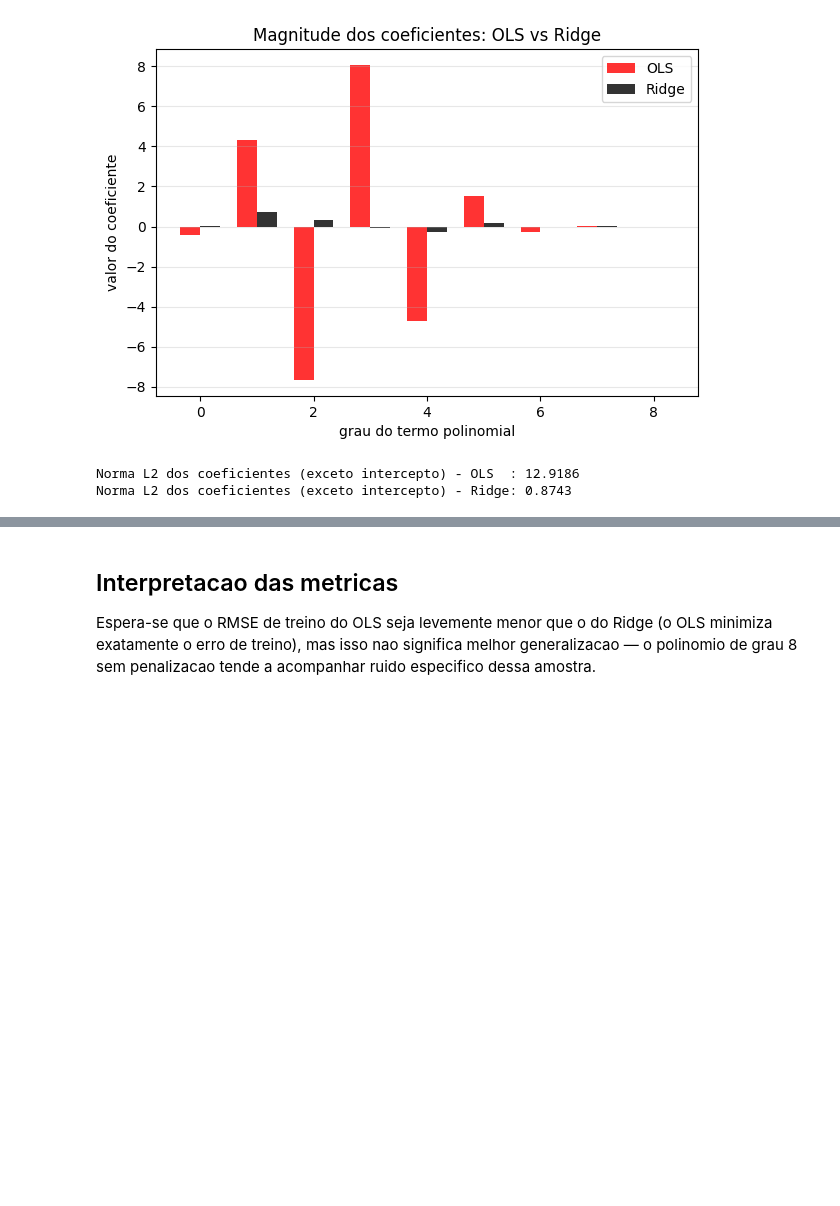
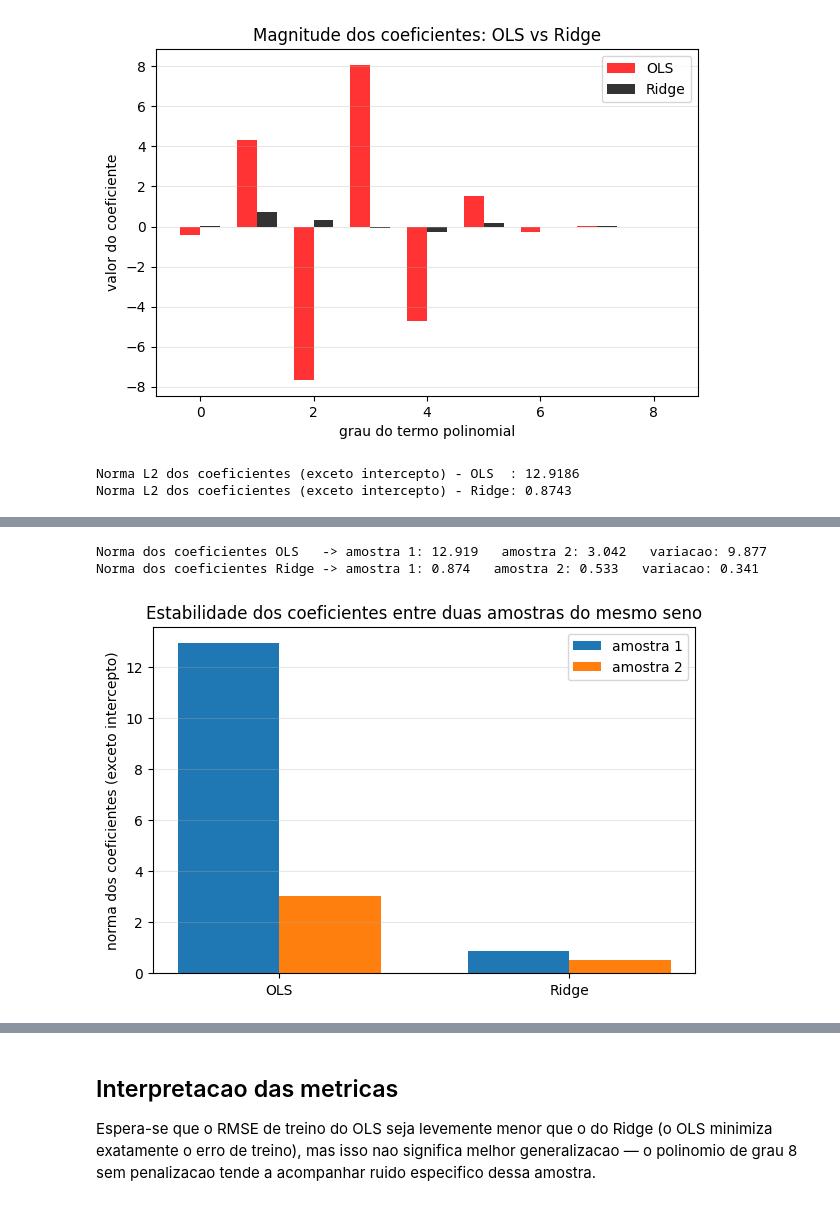
Before and after one commit to wdasilvamf/machine-learning-UFMG, a Jupyter notebook: 1-Algoritmos-Base/04-Regressao-Polinomial-Ridge/ridge_regularizacao.ipynb, the cells around one changed output, grey strips where cells are left out. Drawn from its saved outputs; the diff is of its cells as text; code cells hidden in the pictures; blank space fills up the shorter version.

```diff
--- a/1-Algoritmos-Base/04-Regressao-Polinomial-Ridge/ridge_regularizacao.ipynb
+++ b/1-Algoritmos-Base/04-Regressao-Polinomial-Ridge/ridge_regularizacao.ipynb
@@ -117,0 +162,29 @@ Norma L2 dos coeficientes (exceto intercepto) - Ridge: 0.8743
+# %%
+rng = np.random.default_rng(0)
+ruido_padrao = np.std(y - np.sin(x))
+y_amostra2 = np.sin(x) + rng.normal(0, ruido_padrao, size=len(x))
+
+beta_ols_2 = fit_polynomial_ols(X, y_amostra2)
+beta_ridge_2 = fit_ridge(X, y_amostra2, lam=0.5)
+
+norma_ols = [np.linalg.norm(beta_ols[1:]), np.linalg.norm(beta_ols_2[1:])]
+norma_ridge = [np.linalg.norm(beta_ridge[1:]), np.linalg.norm(beta_ridge_2[1:])]
+
+print(f"Norma dos coeficientes OLS   -> amostra 1: {norma_ols[0]:.3f}   amostra 2: {norma_ols[1]:.3f}   variacao: {abs(norma_ols[0]-norma_ols[1]):.3f}")
+print(f"Norma dos coeficientes Ridge -> amostra 1: {norma_ridge[0]:.3f}   amostra 2: {norma_ridge[1]:.3f}   variacao: {abs(norma_ridge[0]-norma_ridge[1]):.3f}")
+
+x_labels = ["OLS", "Ridge"]
+largura = 0.35
+posicoes = np.arange(2)
+plt.bar(posicoes - largura/2, [norma_ols[0], norma_ridge[0]], largura, label="amostra 1", color="tab:blue")
+plt.bar(posicoes + largura/2, [norma_ols[1], norma_ridge[1]], largura, label="amostra 2", color="tab:orange")
+plt.xticks(posicoes, x_labels)
+plt.ylabel("norma dos coeficientes (exceto intercepto)")
+plt.title("Estabilidade dos coeficientes entre duas amostras do mesmo seno")
+plt.legend()
+plt.grid(alpha=0.3, axis="y")
+plt.show()
+# %% [output]
+Norma dos coeficientes OLS   -> amostra 1: 12.919   amostra 2: 3.042   variacao: 9.877
+Norma dos coeficientes Ridge -> amostra 1: 0.874   amostra 2: 0.533   variacao: 0.341
+[figure, added]
```
Also changed, not shown: parts of 4 cells of this notebook.
